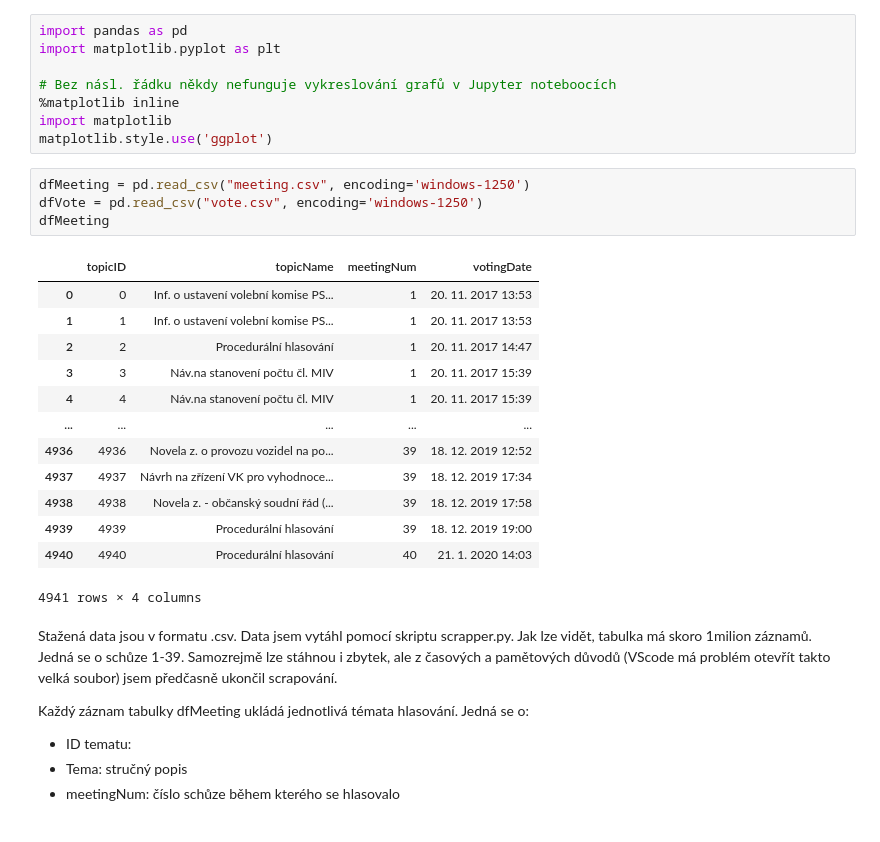
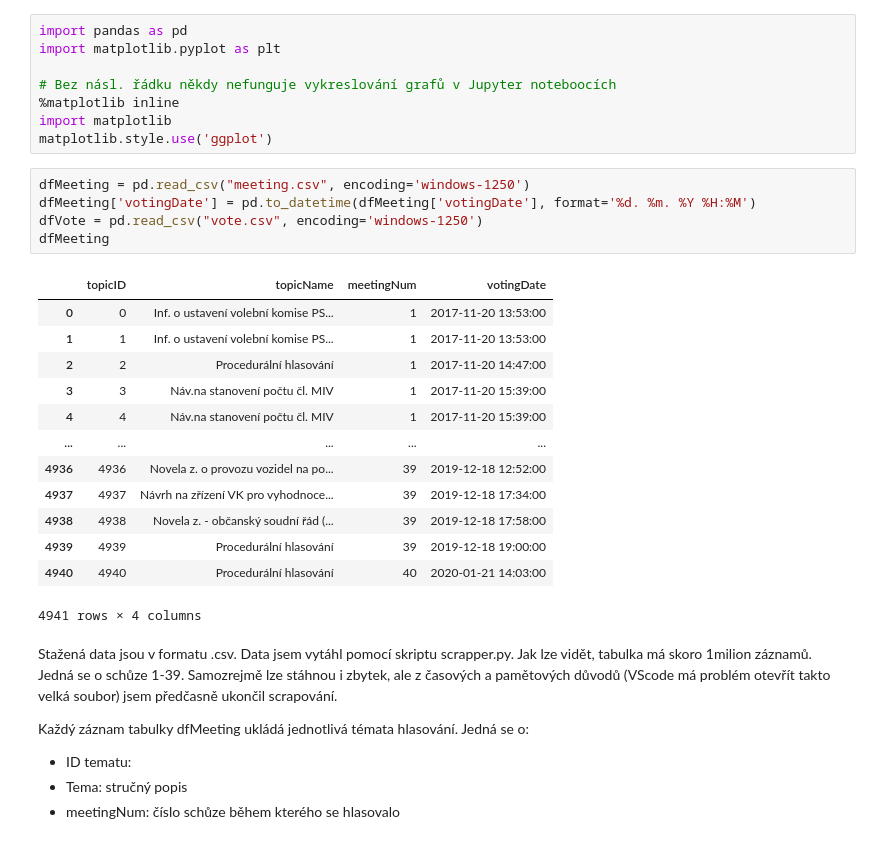
Before and after one commit to xuthang/bi-vzd, a Jupyter notebook: 01/homework_01_B201.ipynb, the cells around one changed output. Saved outputs shown, nothing was run; the diff lists cells and outputs as text.

```diff
--- a/01/homework_01_B201.ipynb
+++ b/01/homework_01_B201.ipynb
@@ -49,21 +49,22 @@ import matplotlib
 matplotlib.style.use('ggplot')
 # %%
 dfMeeting = pd.read_csv("meeting.csv", encoding='windows-1250')
+dfMeeting['votingDate'] = pd.to_datetime(dfMeeting['votingDate'], format='%d. %m. %Y %H:%M')
 dfVote = pd.read_csv("vote.csv", encoding='windows-1250')
 dfMeeting
 # %% [output]
 |  | topicID | topicName | meetingNum | votingDate |
-| 0 | 0 | Inf. o ustavení volební komise PS... | 1 | 20. 11. 2017 13:53 |
-| 1 | 1 | Inf. o ustavení volební komise PS... | 1 | 20. 11. 2017 13:53 |
-| 2 | 2 | Procedurální hlasování | 1 | 20. 11. 2017 14:47 |
-| 3 | 3 | Náv.na stanovení počtu čl. MIV | 1 | 20. 11. 2017 15:39 |
-| 4 | 4 | Náv.na stanovení počtu čl. MIV | 1 | 20. 11. 2017 15:39 |
+| 0 | 0 | Inf. o ustavení volební komise PS... | 1 | 2017-11-20 13:53:00 |
+| 1 | 1 | Inf. o ustavení volební komise PS... | 1 | 2017-11-20 13:53:00 |
+| 2 | 2 | Procedurální hlasování | 1 | 2017-11-20 14:47:00 |
+| 3 | 3 | Náv.na stanovení počtu čl. MIV | 1 | 2017-11-20 15:39:00 |
+| 4 | 4 | Náv.na stanovení počtu čl. MIV | 1 | 2017-11-20 15:39:00 |
 | ... | ... | ... | ... | ... |
-| 4936 | 4936 | Novela z. o provozu vozidel na po... | 39 | 18. 12. 2019 12:52 |
-| 4937 | 4937 | Návrh na zřízení VK pro vyhodnoce... | 39 | 18. 12. 2019 17:34 |
-| 4938 | 4938 | Novela z. - občanský soudní řád (... | 39 | 18. 12. 2019 17:58 |
-| 4939 | 4939 | Procedurální hlasování | 39 | 18. 12. 2019 19:00 |
-| 4940 | 4940 | Procedurální hlasování | 40 | 21. 1. 2020 14:03 |
+| 4936 | 4936 | Novela z. o provozu vozidel na po... | 39 | 2019-12-18 12:52:00 |
+| 4937 | 4937 | Návrh na zřízení VK pro vyhodnoce... | 39 | 2019-12-18 17:34:00 |
+| 4938 | 4938 | Novela z. - občanský soudní řád (... | 39 | 2019-12-18 17:58:00 |
+| 4939 | 4939 | Procedurální hlasování | 39 | 2019-12-18 19:00:00 |
+| 4940 | 4940 | Procedurální hlasování | 40 | 2020-01-21 14:03:00 |
 4941 rows × 4 columns
 # %% [markdown]
 Stažená data jsou v formatu .csv. Data jsem vytáhl pomocí skriptu scrapper.py. Jak lze vidět, tabulka má skoro 1milion záznamů. Jedná se o schůze 1-39. Samozrejmě lze stáhnou i zbytek, ale z časových a pamětových důvodů (VScode má problém otevřít takto velká soubor) jsem předčasně ukončil scrapování.
```
Also changed, not shown: parts of 13 cells of this notebook.
